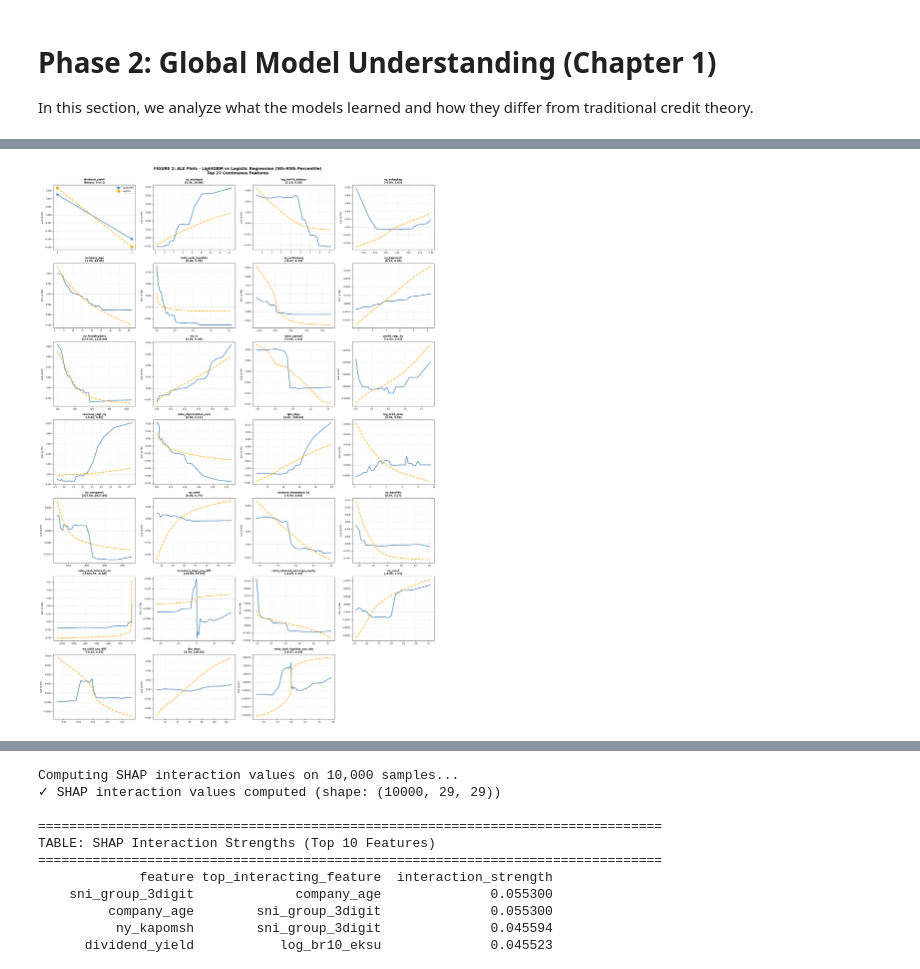
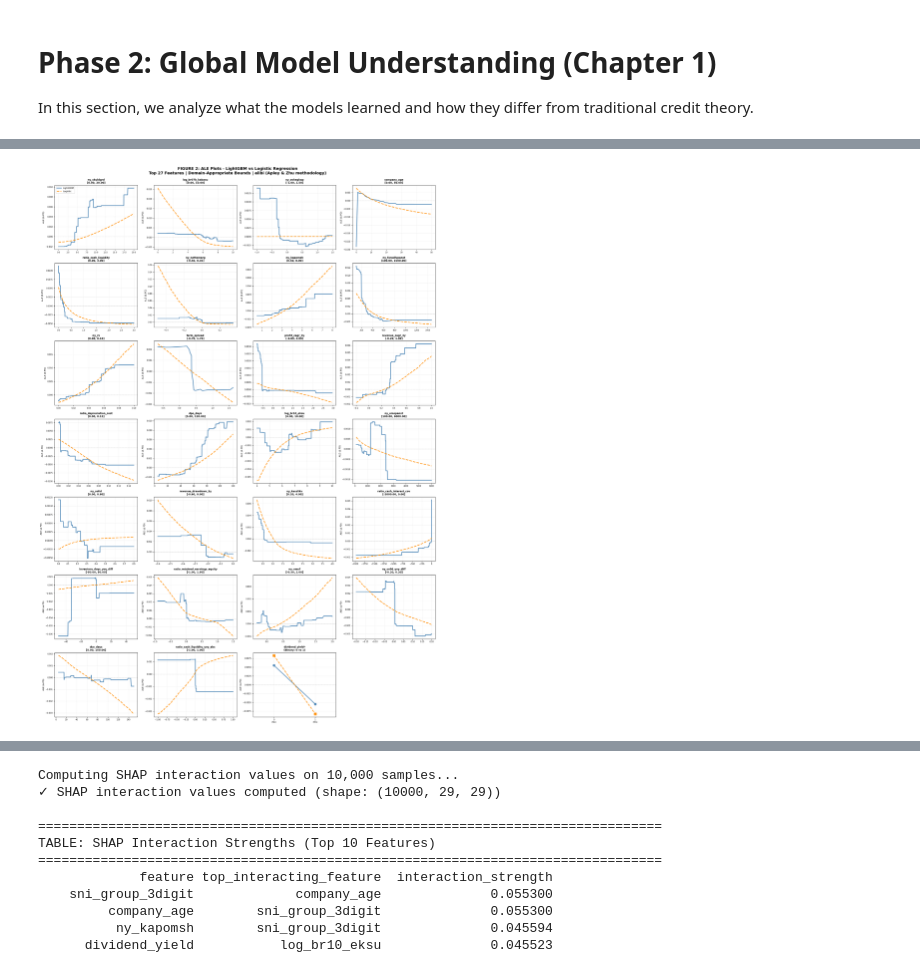
Before and after one commit to vilhelm-k/credit-risk-xai-thesis, a Jupyter notebook: notebooks/05a_xai_global.ipynb, the cells around one changed output, grey strips where cells are left out. Cells and saved outputs as stored; diff of their text form; code cells hidden in the pictures.

```diff
--- a/notebooks/05a_xai_global.ipynb
+++ b/notebooks/05a_xai_global.ipynb
@@ -1037,5 +1214,5 @@ Note:
 # %%
-## Visualize ALE Plots
+## Visualize ALE Plots (LightGBM vs Logistic Regression on same axes)
 
 n_plots = len(ale_results)
 n_cols = 4
@@ -1047,55 +1224,74 @@ axes = axes.flatten()
 for idx, (feature, data) in enumerate(ale_results.items()):
     ax = axes[idx]
 
-    if len(data['grid_lgbm']) == 0:
-        ax.text(0.5, 0.5, f"{feature}\n(no variation)",
+    has_lgbm = 'lgbm' in data and len(data['lgbm']['grid']) > 0
+    has_logit = 'logit' in data and len(data['logit']['grid']) > 0
+
+    if not has_lgbm and not has_logit:
+        ax.text(0.5, 0.5, f"{feature}\n(no data)",
                 ha='center', va='center', transform=ax.transAxes)
         ax.set_title(feature, fontsize=9, fontweight='bold')
         continue
 
-    is_binary = len(data['grid_lgbm']) <= 3
+    # Check if this is a binary feature
+    is_binary = data.get('is_binary', False)
 
-    ax.plot(data['grid_lgbm'], data['ale_lgbm'],
-            label='LightGBM', linewidth=2.5, color='steelblue', alpha=0.9,
-            marker='o' if is_binary else None, markersize=8)
+    # Plot LightGBM ALE
+    if has_lgbm:
+        ax.plot(data['lgbm']['grid'], data['lgbm']['ale'],
+                label='LightGBM', linewidth=2.5, color='steelblue', alpha=0.9,
+                marker='o' if is_binary else None, markersize=8)
 
-    ax.plot(data['grid_logit'], data['ale_logit'],
-            label='Logistic', linewidth=2.5, color='orange', alpha=0.9,
-            linestyle='--', marker='s' if is_binary else None, markersize=8)
+    # Plot Logistic Regression ALE
+    if has_logit:
+        ax.plot(data['logit']['grid'], data['logit']['ale'],
+                label='Logistic', linewidth=2.5, color='darkorange', alpha=0.9,
+                linestyle='--', marker='s' if is_binary else None, markersize=8)
 
     ax.axhline(y=0, color='gray', linestyle=':', linewidth=1, alpha=0.5)
 
-    # Fix matplotlib auto-scaling: explicitly set x-limits to show full range
+    # Set x-limits from combined data
     if not is_binary:
-        all_x = np.concatenate([data['grid_lgbm'], data['grid_logit']])
-        x_padding = (all_x.max() - all_x.min()) * 0.05
-        ax.set_xlim(all_x.min() - x_padding, all_x.max() + x_padding)
+        all_x = []
+        if has_lgbm:
+            all_x.extend(data['lgbm']['grid'])
+        if has_logit:
+            all_x.extend(data['logit']['grid'])
+        if len(all_x) > 0:
+            all_x = np.array(all_x)
+            x_padding = (all_x.max() - all_x.min()) * 0.05
+            ax.set_xlim(all_x.min() - x_padding, all_x.max() + x_padding)
 
-    lower_bound, upper_bound = data['bounds']
+    # Get bounds from whichever model has data
+    bounds = data['lgbm']['bounds'] if has_lgbm else data['logit']['bounds']
+    lower_bound, upper_bound = bounds
+
     if is_binary:
         ax.set_title(f"{feature}*\n(Binary: 0 vs 1)", fontsize=9, fontweight='bold')
-        ax.set_xticks(data['grid_lgbm'])
-        ax.set_xticklabels([f"{int(v)}" for v in data['grid_lgbm']])
+        ax.set_xticks([0, 1])
+        ax.set_xticklabels(['0\n(No)', '1\n(Yes)'])
+        ax.set_xlim(-0.5, 1.5)
     else:
         ax.set_title(f"{feature}\n[{lower_bound:.2f}, {upper_bound:.2f}]", fontsize=9, fontweight='bold')
 
     ax.set_ylabel('ALE (Δ PD)', fontsize=8)
     ax.tick_params(labelsize=7)
     ax.grid(alpha=0.2)
 
     if idx == 0:
         ax.legend(loc='best', fontsize=8)
 
+# Hide unused subplots
 for idx in range(n_plots, len(axes)):
     axes[idx].axis('off')
 
-plt.suptitle(f'FIGURE 2: ALE Plots - LightGBM vs Logistic Regression (5th-95th Percentile)\n' +
-             f'Top {n_plots} Continuous Features',
+plt.suptitle(f'FIGURE 2: ALE Plots - LightGBM vs Logistic Regression\n' +
+             f'Top {n_plots} Features | Domain-Appropriate Bounds | alibi (Apley & Zhu methodology)',
              fontsize=14, fontweight='bold', y=0.995)
 plt.tight_layout()
 plt.show()
 # %% [output]
-[figure, old version]
+[figure, new version]
 # %%
 ## Individual ALE Plots for Selected Features (Publication Quality)
 
```
Also changed, not shown: parts of 12 cells of this notebook, 7 other files.
